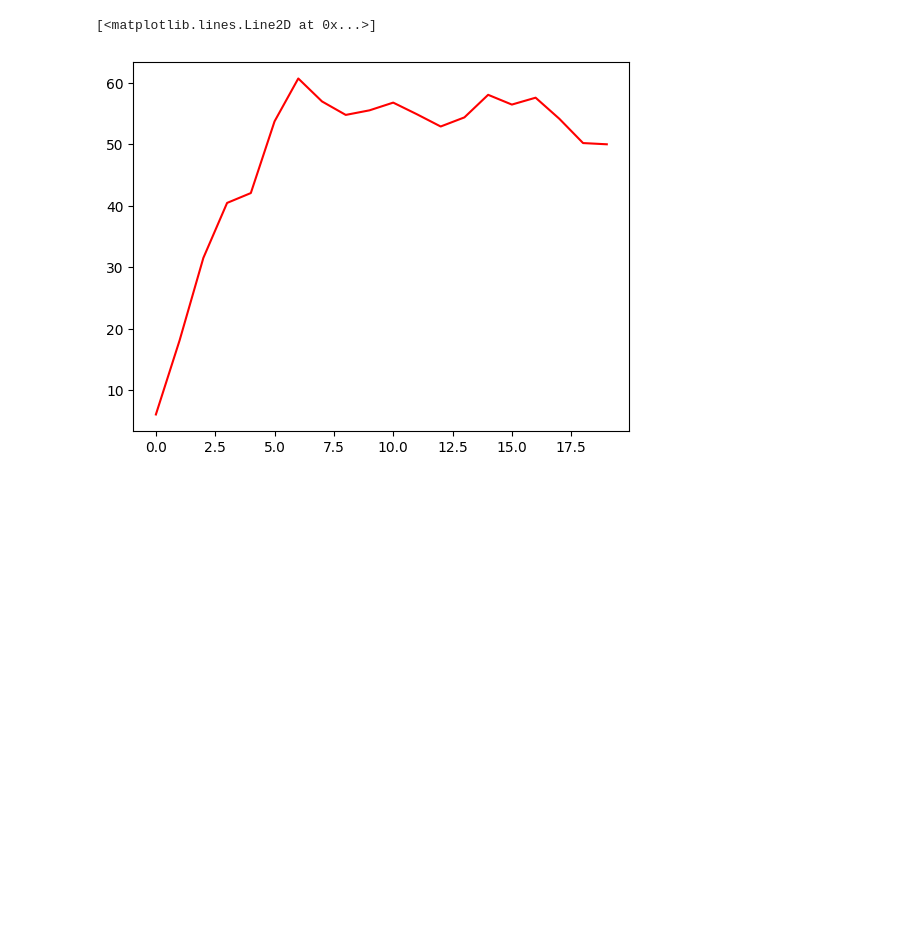
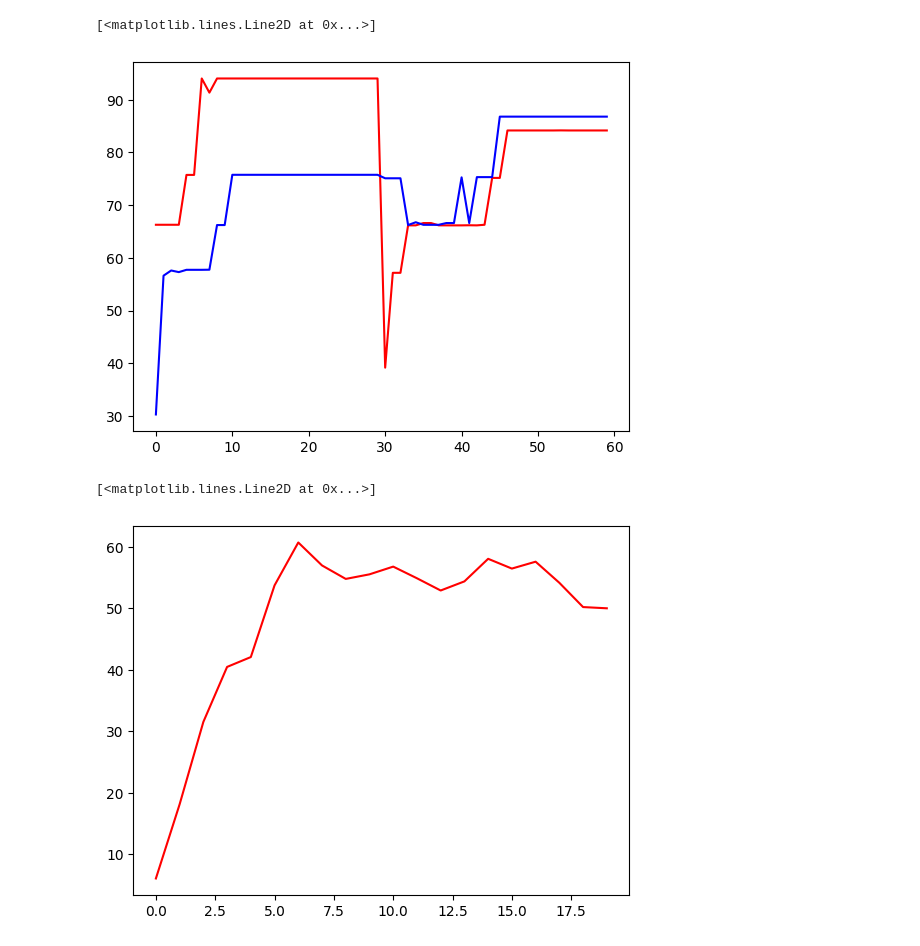
Before and after one commit to sanderbroos/EvolutionaryComputing, a Jupyter notebook: Experiments_statistics.ipynb, the cells around one changed output. Drawn from its saved outputs; the diff is of its cells as text; code cells hidden in the pictures; blank space fills up the shorter version.

```diff
--- a/Experiments_statistics.ipynb
+++ b/Experiments_statistics.ipynb
@@ -34,3 +28,9 @@ plt.plot(logBook_random.select('mean'), 'b')
+# %%
+plt.plot(logBook_biased.select('max'), 'r')
+plt.plot(logBook_random.select('max'), 'b')
+# %% [output]
+[<matplotlib.lines.Line2D at 0x...>]
+[figure, added]
 # %%
 plt.plot(logBook.select('mean'), 'r')
 # %% [output]
```
Also changed, not shown: parts of 4 cells of this notebook, 42 other files.
